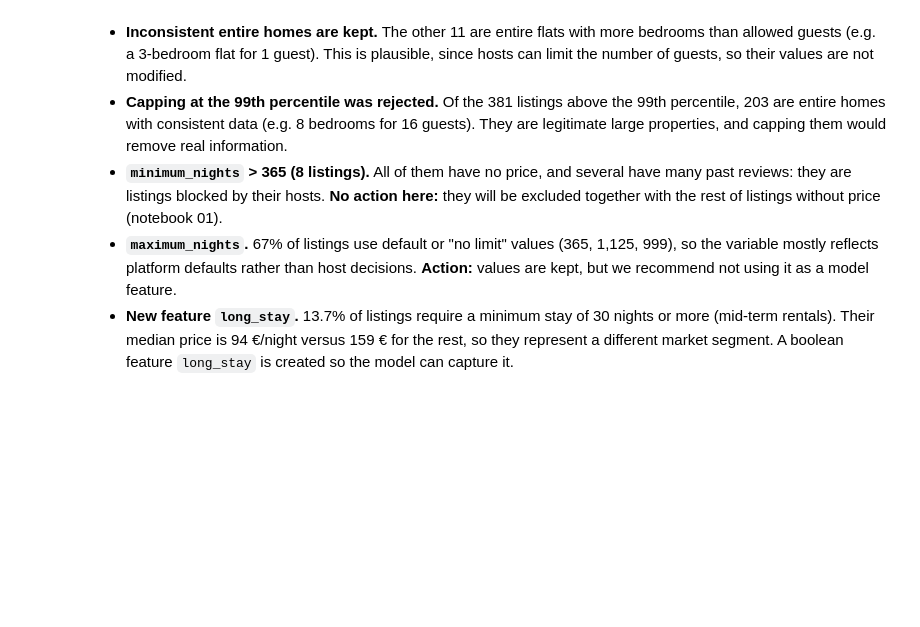
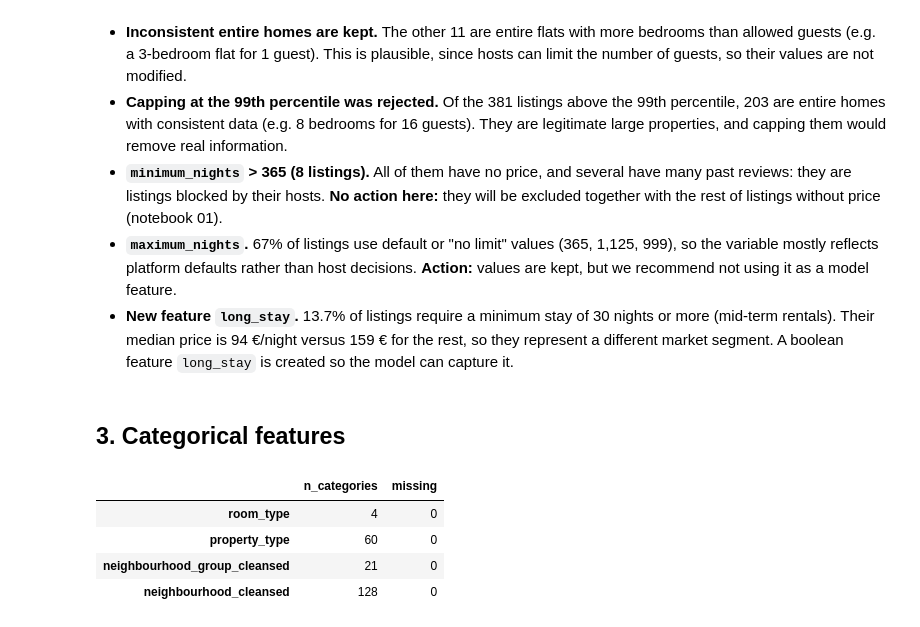
Before and after one commit to PabloMonteroRuiz/machine-learning-airbnb, a Jupyter notebook: notebooks/02_distributions_and_outliers.ipynb, the cells around one changed output. Cells and saved outputs as stored; diff of their text form; code cells hidden in the pictures; blank space fills up the shorter version.

Commit message:
Analyse categorical features in notebook 02

```diff
--- a/notebooks/02_distributions_and_outliers.ipynb
+++ b/notebooks/02_distributions_and_outliers.ipynb
@@ -276,3 +276,18 @@ Each extreme value was inspected before deciding on a treatment:
 - **`minimum_nights` > 365 (8 listings).** All of them have no price, and several have many past reviews: they are listings blocked by their hosts. **No action here:** they will be excluded together with the rest of listings without price (notebook 01).
 - **`maximum_nights`.** 67% of listings use default or "no limit" values (365, 1,125, 999), so the variable mostly reflects platform defaults rather than host decisions. **Action:** values are kept, but we recommend not using it as a model feature.
 - **New feature `long_stay`.** 13.7% of listings require a minimum stay of 30 nights or more (mid-term rentals). Their median price is 94 €/night versus 159 € for the rest, so they represent a different market segment. A boolean feature `long_stay` is created so the model can capture it.
+# %% [markdown]
+## 3. Categorical features
+# %%
+cat_cols = ["room_type", "property_type", "neighbourhood_group_cleansed", "neighbourhood_cleansed"]
+
+pd.DataFrame({
+    "n_categories": df[cat_cols].nunique(),
+    "missing": df[cat_cols].isna().sum()
+})
+# %% [output]
+|  | n_categories | missing |
+| room_type | 4 | 0 |
+| property_type | 60 | 0 |
+| neighbourhood_group_cleansed | 21 | 0 |
+| neighbourhood_cleansed | 128 | 0 |
```
Also changed, not shown: parts of 6 cells of this notebook.
